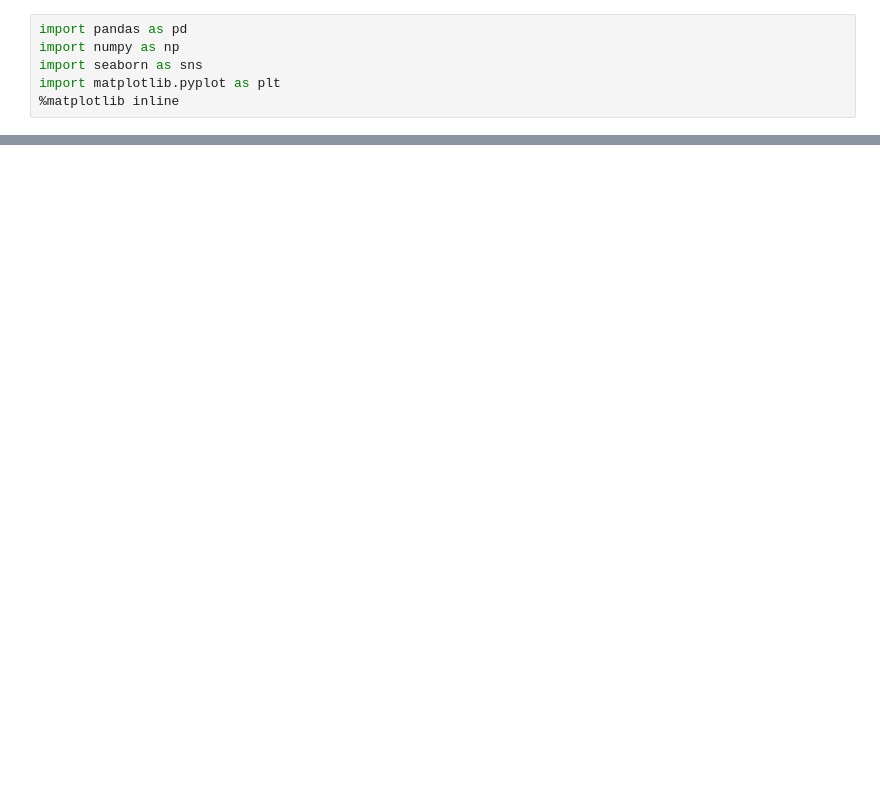
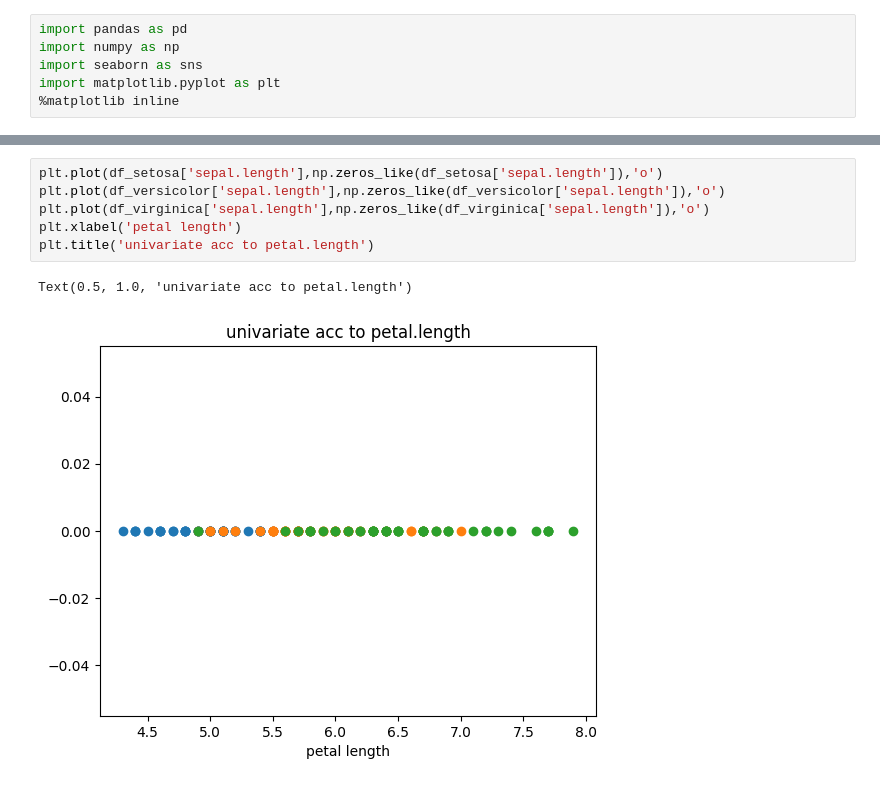
Before and after one commit to anant-jain01/AI, a Jupyter notebook: phase-2/practice/uni,bi_multivaritae.ipynb, the cells around one changed output, grey strips where cells are left out. Cells and saved outputs as stored; diff of their text form; blank space fills up the shorter version.

```diff
--- a/phase-2/practice/uni,bi_multivaritae.ipynb
+++ b/phase-2/practice/uni,bi_multivaritae.ipynb
@@ -16,0 +36,9 @@ df.head()
+# %%
+plt.plot(df_setosa['sepal.length'],np.zeros_like(df_setosa['sepal.length']),'o')
+plt.plot(df_versicolor['sepal.length'],np.zeros_like(df_versicolor['sepal.length']),'o')
+plt.plot(df_virginica['sepal.length'],np.zeros_like(df_virginica['sepal.length']),'o')
+plt.xlabel('petal length')
+plt.title('univariate acc to petal.length')
+# %% [output]
+Text(0.5, 1.0, 'univariate acc to petal.length')
+[figure, added]
```
Also changed, not shown: parts of 10 cells of this notebook.
